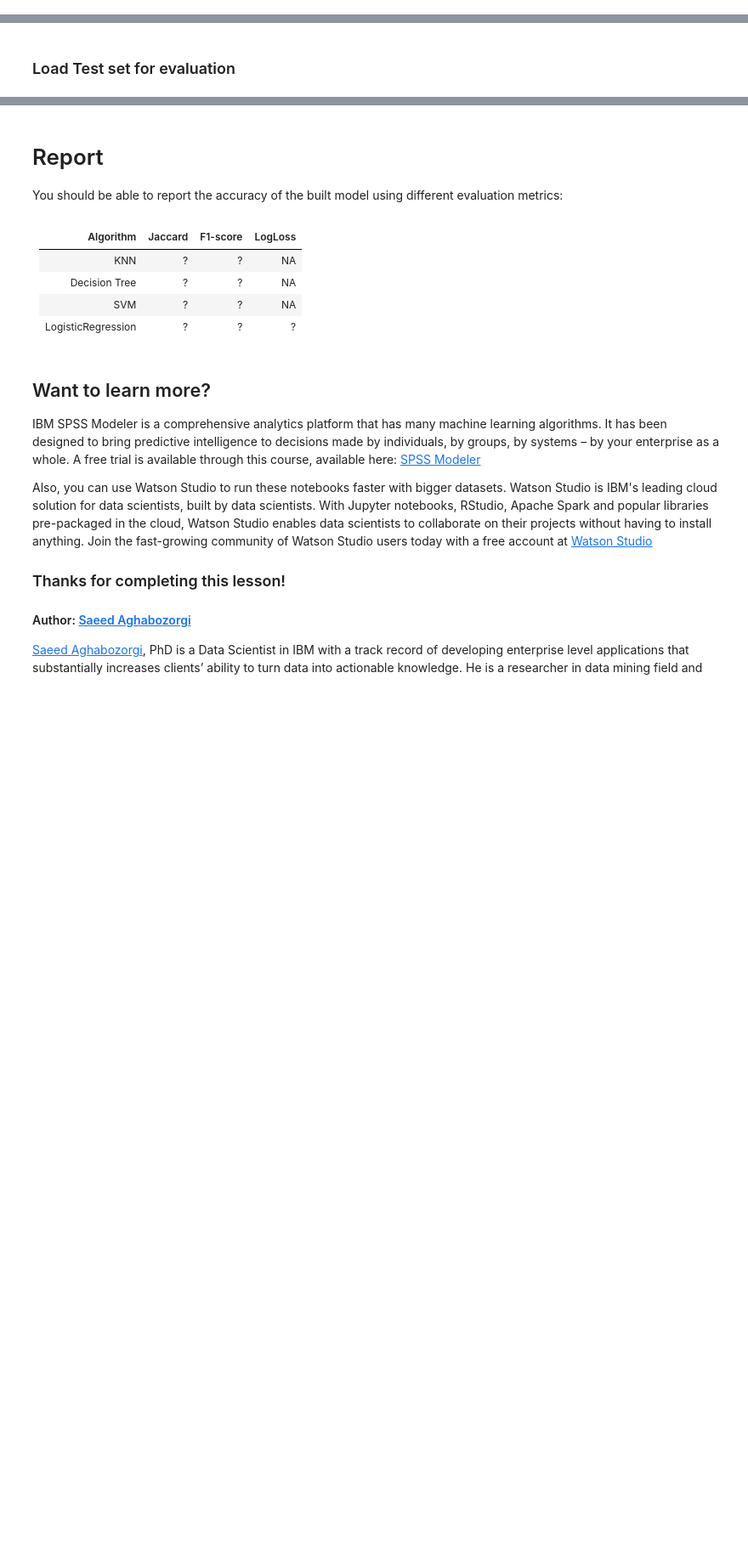
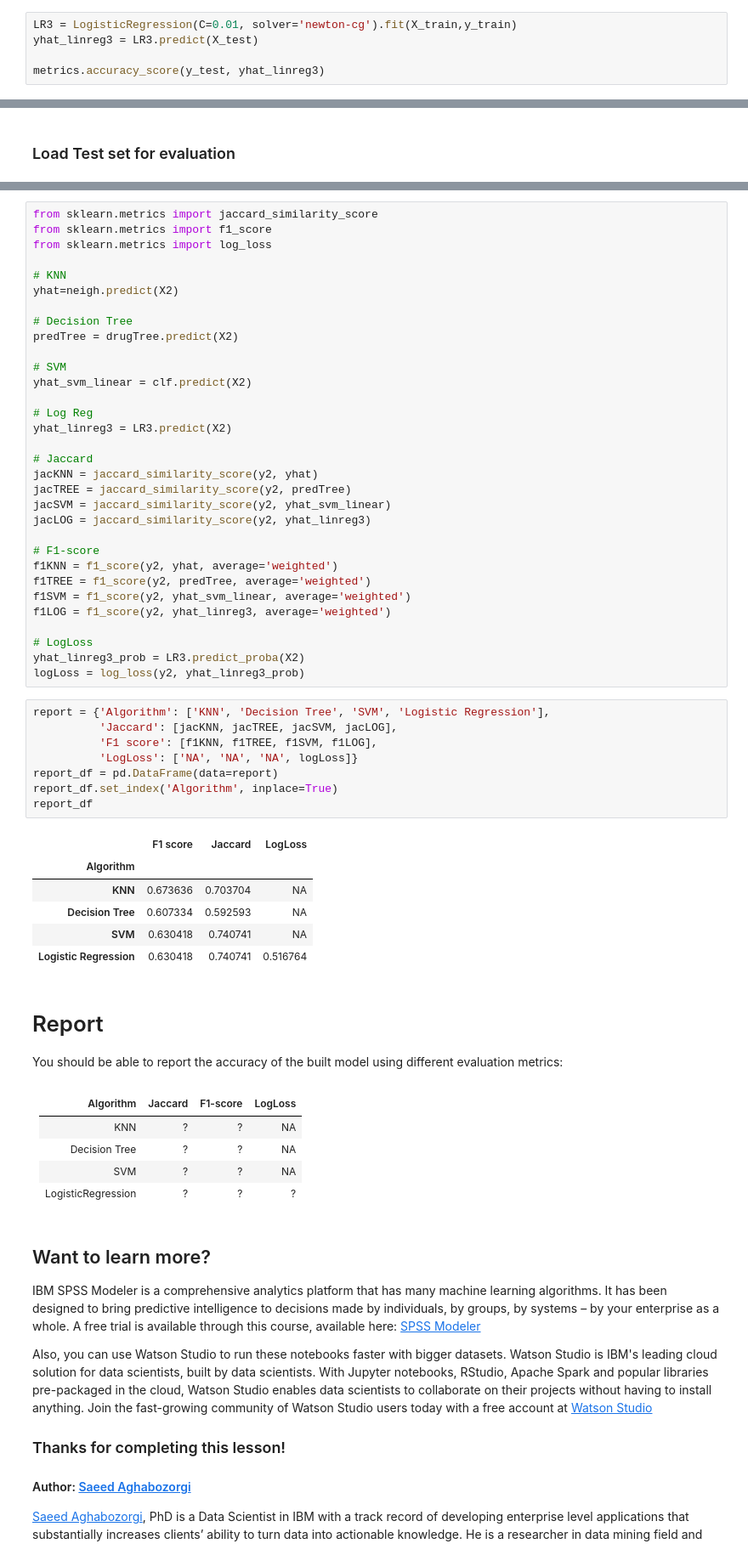
Before and after one commit to filipe-afonso-carvalho/capstone, a Jupyter notebook: Project Notebook.ipynb, the cells around one changed output, grey strips where cells are left out. Shown at 85% size. Saved outputs shown, nothing was run; the diff lists cells and outputs as text; blank space fills up the shorter version.

```diff
--- a/Project Notebook.ipynb
+++ b/Project Notebook.ipynb
@@ -285,0 +401,5 @@ Notice: You should find the best k to build the model with the best accuracy.
+# %%
+LR3 = LogisticRegression(C=0.01, solver='newton-cg').fit(X_train,y_train)
+yhat_linreg3 = LR3.predict(X_test)
+
+metrics.accuracy_score(y_test, yhat_linreg3)
@@ -301,3 +474,50 @@ test_df.head()
+# %%
+from sklearn.metrics import jaccard_similarity_score
+from sklearn.metrics import f1_score
+from sklearn.metrics import log_loss
+
+# KNN
+yhat=neigh.predict(X2)
+
+# Decision Tree
+predTree = drugTree.predict(X2)
+
+# SVM
+yhat_svm_linear = clf.predict(X2)
+
+# Log Reg
+yhat_linreg3 = LR3.predict(X2)
+
+# Jaccard
+jacKNN = jaccard_similarity_score(y2, yhat)
+jacTREE = jaccard_similarity_score(y2, predTree)
+jacSVM = jaccard_similarity_score(y2, yhat_svm_linear)
+jacLOG = jaccard_similarity_score(y2, yhat_linreg3)
+
+# F1-score
+f1KNN = f1_score(y2, yhat, average='weighted')
+f1TREE = f1_score(y2, predTree, average='weighted')
+f1SVM = f1_score(y2, yhat_svm_linear, average='weighted')
+f1LOG = f1_score(y2, yhat_linreg3, average='weighted')
+
+# LogLoss
+yhat_linreg3_prob = LR3.predict_proba(X2)
+logLoss = log_loss(y2, yhat_linreg3_prob)
+# %%
+report = {'Algorithm': ['KNN', 'Decision Tree', 'SVM', 'Logistic Regression'],
+          'Jaccard': [jacKNN, jacTREE, jacSVM, jacLOG],
+          'F1 score': [f1KNN, f1TREE, f1SVM, f1LOG],
+          'LogLoss': ['NA', 'NA', 'NA', logLoss]}
+report_df = pd.DataFrame(data=report)
+report_df.set_index('Algorithm', inplace=True)
+report_df
+# %% [output]
+|  | F1 score | Jaccard | LogLoss |
+| Algorithm |  |  |  |
+| KNN | 0.673636 | 0.703704 | NA |
+| Decision Tree | 0.607334 | 0.592593 | NA |
+| SVM | 0.630418 | 0.740741 | NA |
+| Logistic Regression | 0.630418 | 0.740741 | 0.516764 |
 # %% [markdown]
 # Report
 You should be able to report the accuracy of the built model using different evaluation metrics:
```
Also changed, not shown: parts of 18 cells of this notebook.
